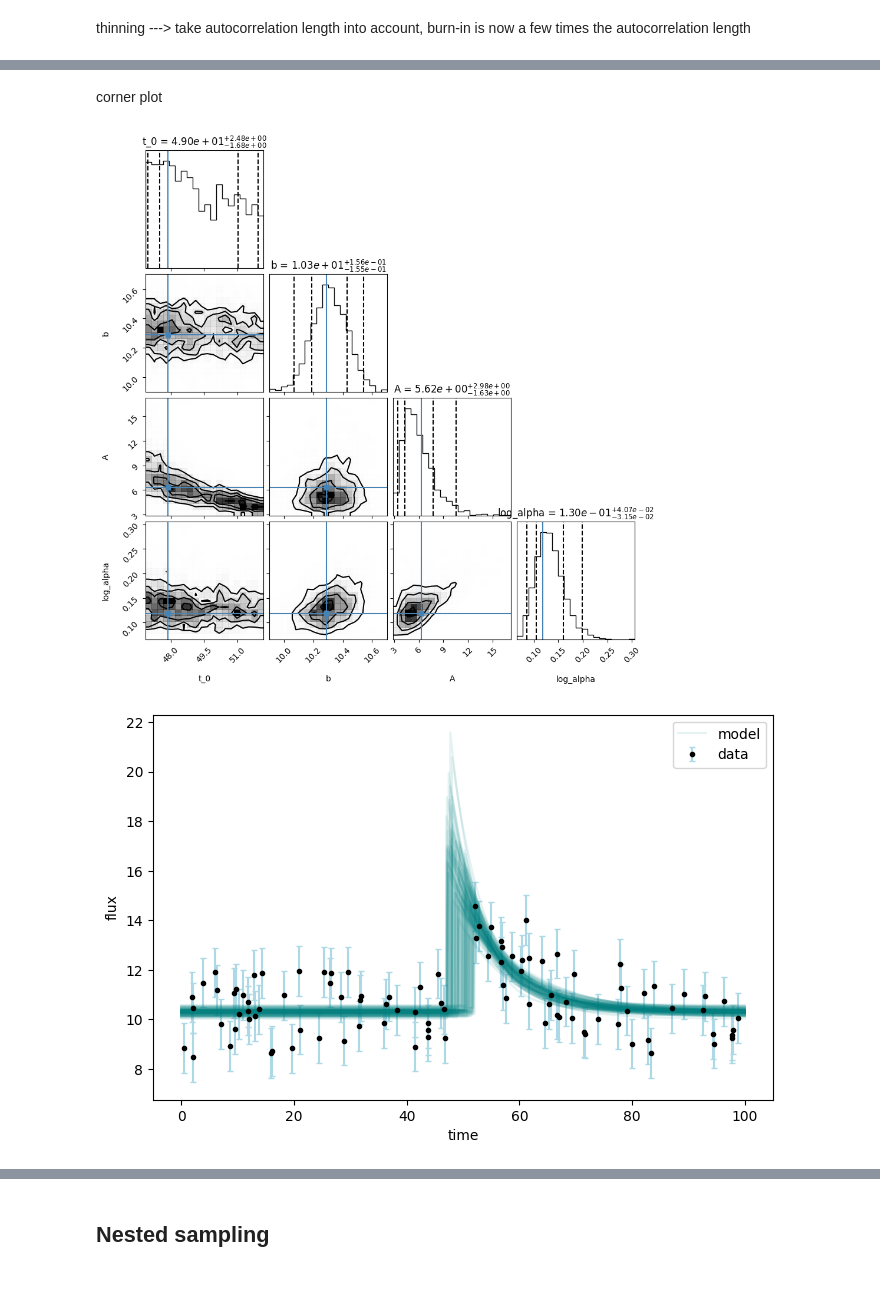
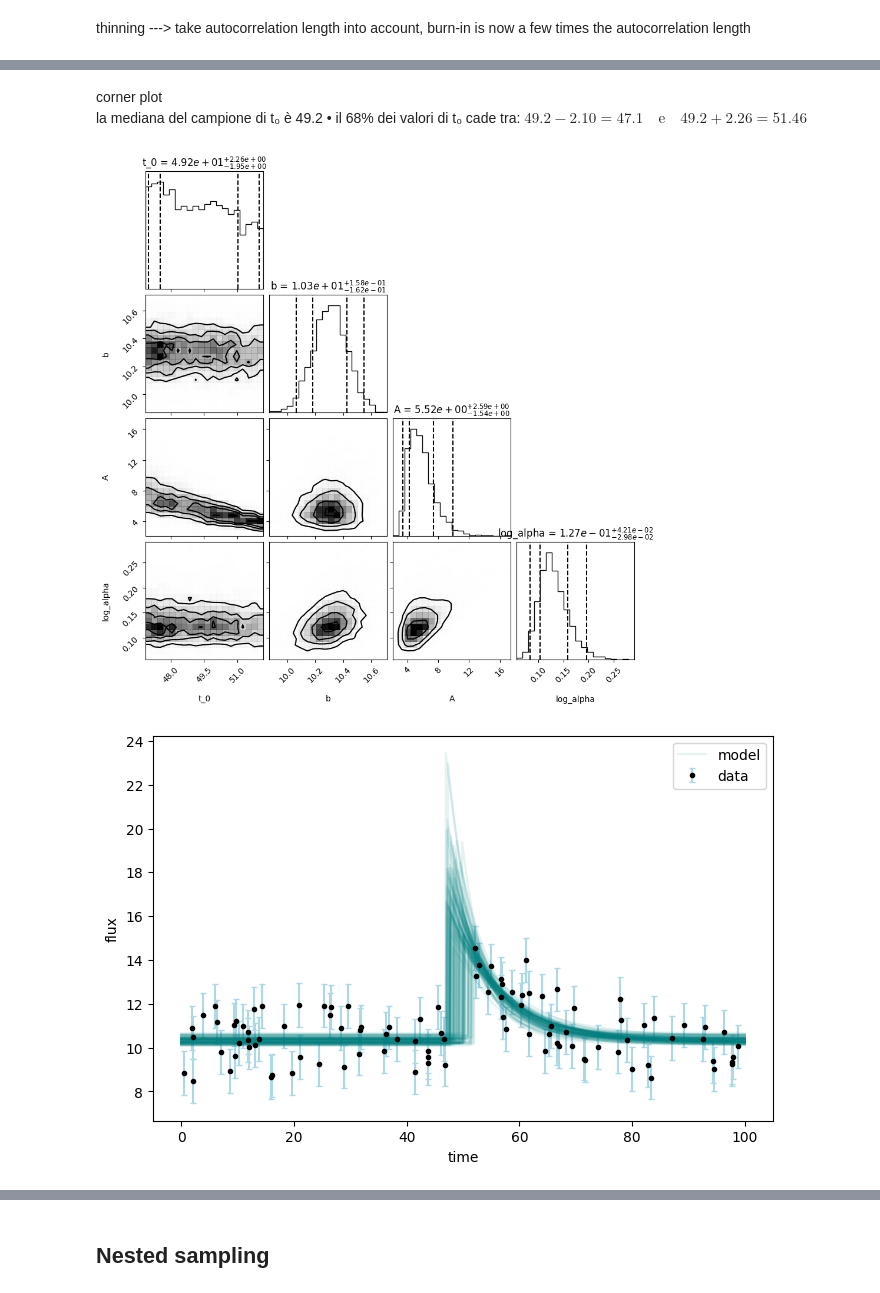
Before and after one commit to RiccardoBosoni/astrostatistics_bicocca_2025, a Jupyter notebook: working/11.ipynb, the cells around one changed output, grey strips where cells are left out. Drawn from its saved outputs; the diff is of its cells as text; code cells hidden in the pictures.

```diff
--- a/working/11.ipynb
+++ b/working/11.ipynb
@@ -188,13 +124,12 @@ plt.show()
 par = [48, 10, 4, 1/20] #initial guesses
 
 ndim = 4  # number of parameters in the model
-nwalkers = 10
-nsteps = 5000
+nwalkers = 15
+nsteps = 10000
 print( "data dimensions: ", np.shape(data))
 
-np.random.seed(0)
-starting_guesses = np.array(par)+ 1e-4* np.random.random((nwalkers, ndim))
-
+np.random.seed(42)
+starting_guesses = np.array(par)+ 1e-4* np.random.random((nwalkers, ndim)) #piccolo rumore casuale.
 sampler = emcee.EnsembleSampler(nwalkers, ndim, logPosterior, args=(data, ))
 
 sampler.run_mcmc(starting_guesses, nsteps, progress = True)
@@ -269,35 +200,39 @@ plt.legend()
 # %% [markdown]
-corner plot
+corner plot \
+la mediana del campione di t₀ è 49.2
+	•	il 68% dei valori di t₀ cade tra:
+$49.2 - 2.10 = 47.1 \quad \text{e} \quad 49.2 + 2.26 = 51.46$
 # %%
-#I don't have the true values, I can plot the values i got from max likelihood estimation
-fig = corner.corner(emcee_thinned, labels=labels, truths=par,
-                    quantiles= (0.025, 0.16, 0.84,0.9725),
+#marginal post dist on each parameter
+fig = corner.corner(emcee_thinned, labels=labels,
+                    quantiles= (0.025, 0.16, 0.84,0.9725), #(68-95)%
                     color = "black", title_quantiles=(0.10, 0.5, 0.90),
                     show_titles=True, title_fmt='.2e', title_kwargs={"fontsize": 12},
                     plot_contours=True, plot_density=True, plot_datapoints=False, smooth=0.5);
 # %% [output]
-[figure, old version]
+[figure, new version]
 # %%
 # now I need to choose 100 random samples from the burned, thinned chain
 random_samples = np.random.choice(emcee_thinned.shape[0], size=100, replace=False)
 selected_samples = emcee_thinned[random_samples]
+xgrid = np.linspace(0, 100, 1000)
 
 fig, ax = plt.subplots(figsize=(8, 5))
-ax.errorbar(x, y, sigma_y, fmt='ok', ecolor='lightblue', markersize=3, capsize=2, capthick=1, label='data')
+ax.errorbar(t, y, yerr, fmt='ok', ecolor='lightblue', markersize=3, capsize=2, capthick=1, label='data')
 
 yfit = model_(xgrid, selected_samples[0])
 ax.plot(xgrid, yfit, color='teal', alpha=0.1, label='model')
 
 for sample in selected_samples:
     yfit = model_(xgrid, sample)
     ax.plot(xgrid, yfit, color='teal', alpha=0.1)
 
 ax.set_xlabel('time')
 ax.set_ylabel('flux')
 ax.legend(loc='best', fontsize=10)
 plt.show()
 # %% [output]
-[figure, old version]
+[figure, new version]
 # %%
 median_t0 = np.median(emcee_thinned[:, 0])
 lower_t0 = np.percentile(emcee_thinned[:, 0], 5)
```
Also changed, not shown: parts of 32 cells of this notebook, 11 other files.
